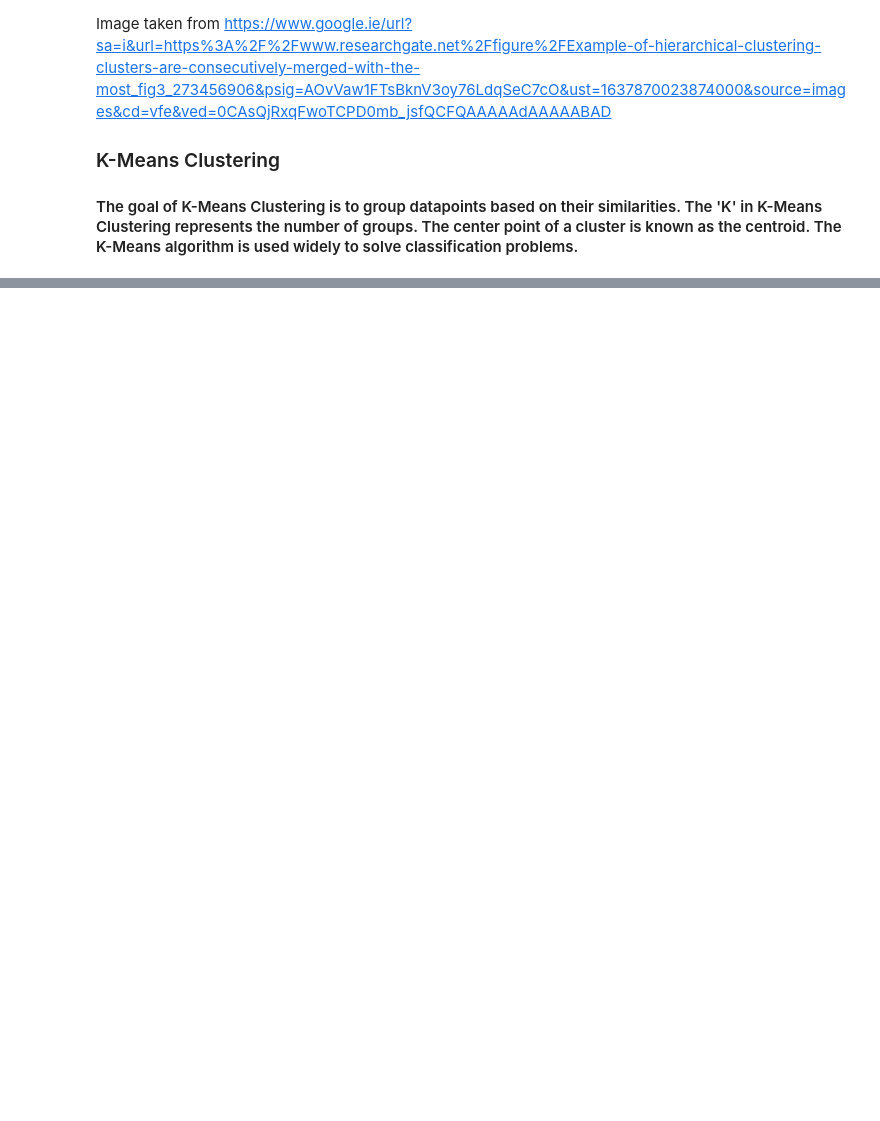
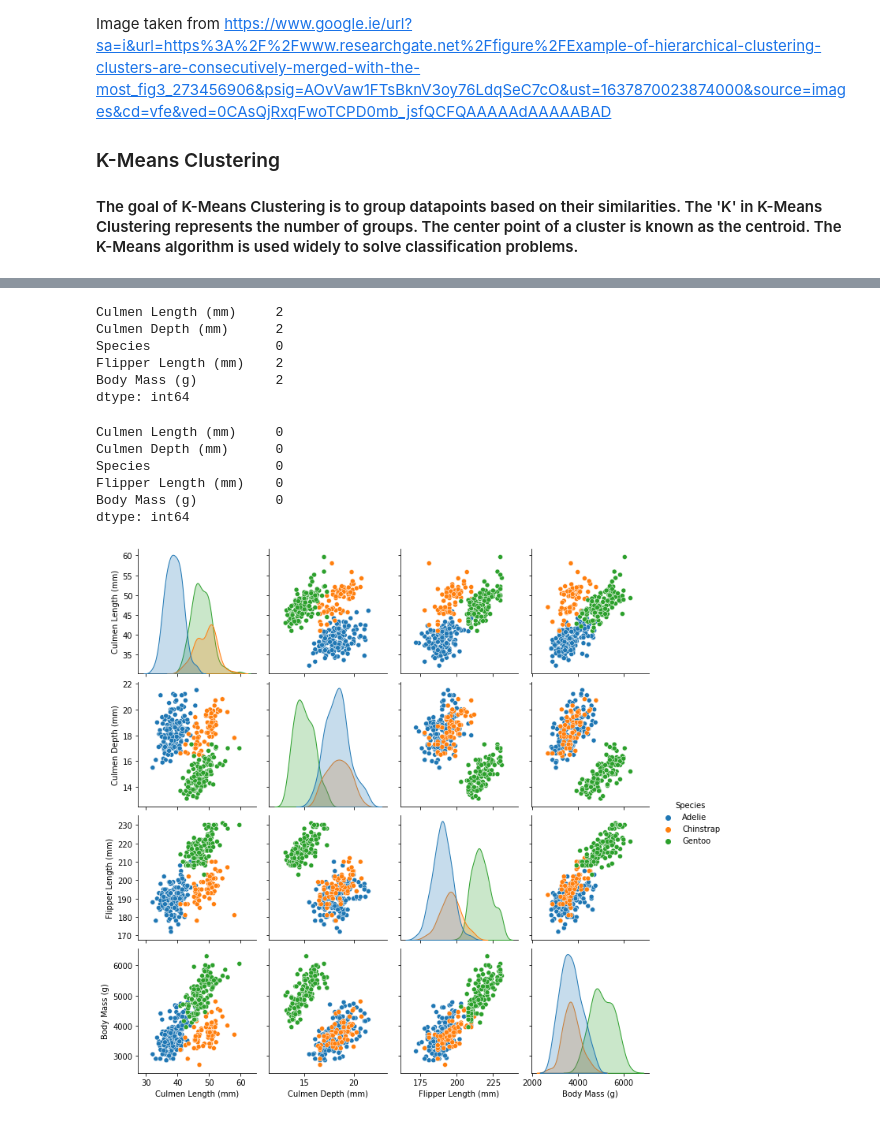
Before and after one commit to Aarondon1993/Machine-Learning-and-Statistics, a Jupyter notebook: Scikit Learn.ipynb, the cells around one changed output, grey strips where cells are left out. Drawn from its saved outputs; the diff is of its cells as text; code cells hidden in the pictures; blank space fills up the shorter version.

Commit message:
Added seaborn plots

```diff
--- a/Scikit Learn.ipynb
+++ b/Scikit Learn.ipynb
@@ -255,0 +191,9 @@ df=p.replace({"Species": dict}, regex = True)
+# %%
+df.isna().sum()
+# %% [output]
+Culmen Length (mm)     2
+Culmen Depth (mm)      2
+Species                0
+Flipper Length (mm)    2
+Body Mass (g)          2
+dtype: int64
@@ -255,0 +203,10 @@ df=p.replace({"Species": dict}, regex = True)
+# %%
+# Verify
+df.isna().sum()
+# %% [output]
+Culmen Length (mm)     0
+Culmen Depth (mm)      0
+Species                0
+Flipper Length (mm)    0
+Body Mass (g)          0
+dtype: int64
@@ -256,3 +219,9 @@ df=p.replace({"Species": dict}, regex = True)
+# %%
+# I will now use the pairplot function to generate graphs that can be used to make observations about the data.
+sns.pairplot(df, hue= "Species")
+plt.show()
+# %% [output]
+[figure, added]
 # %%
 df
 # %% [output]
```
Also changed, not shown: parts of 26 cells of this notebook.
